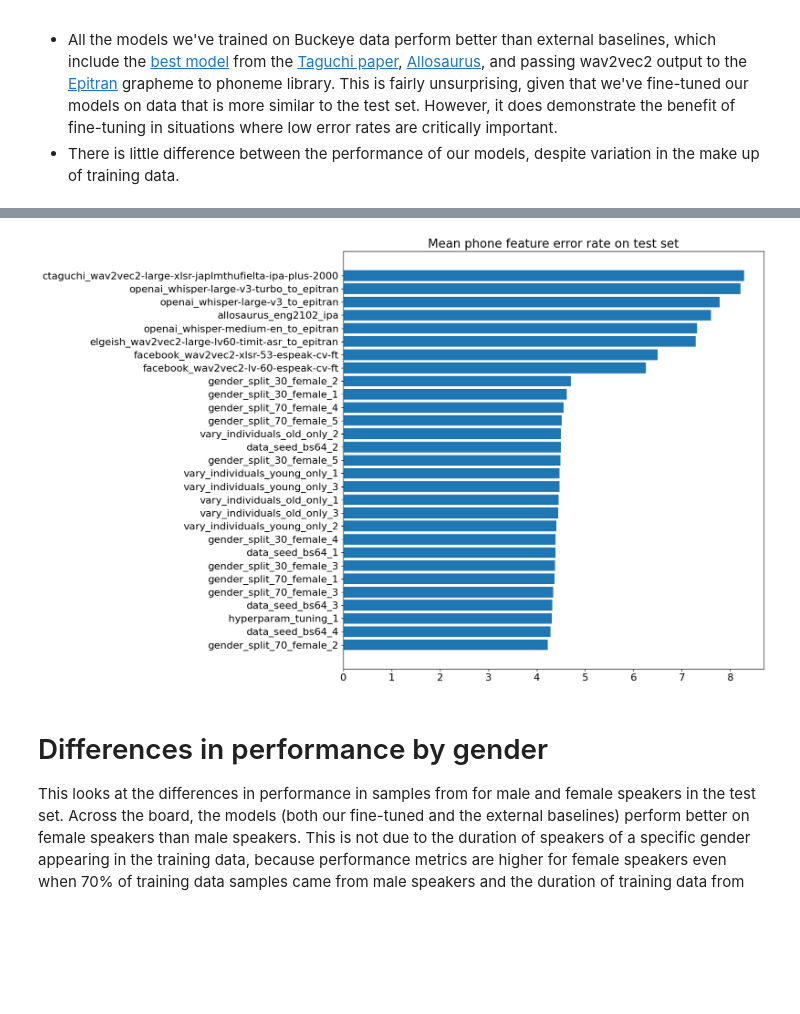
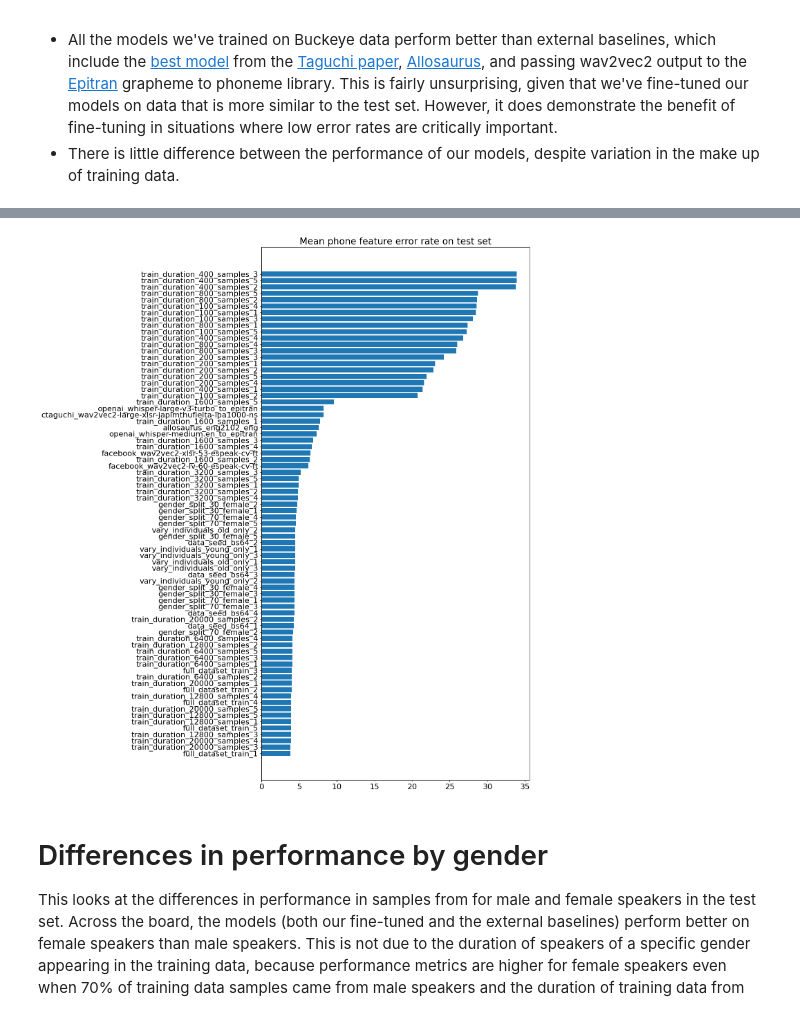
Before and after one commit to ginic/multipa, a Jupyter notebook: notebooks/amp_evaluation_analysis.ipynb, the cells around one changed output, grey strips where cells are left out. Drawn from its saved outputs; the diff is of its cells as text; code cells hidden in the pictures; blank space fills up the shorter version.

```diff
--- a/notebooks/amp_evaluation_analysis.ipynb
+++ b/notebooks/amp_evaluation_analysis.ipynb
@@ -135,3 +163,16 @@ The metrics we are using to measure model performance are described as follows a
 ## Summary of results
 - All the models we've trained on Buckeye data perform better than external baselines, which include the [best model](https://huggingface.co/ctaguchi/wav2vec2-large-xlsr-japlmthufielta-ipa-plus-2000) from the [Taguchi paper](http://arxiv.org/pdf/2308.03917), [Allosaurus](https://github.com/xinjli/allosaurus), and passing wav2vec2 output to the [Epitran](https://github.com/dmort27/epitran) grapheme to phoneme library. This is fairly unsurprising, given that we've fine-tuned our models on data that is more similar to the test set. However, it does demonstrate the benefit of fine-tuning in situations where low error rates are critically important.
 - There is little difference between the performance of our models, despite variation in the make up of training data.
+# %%
+# Overall average error rates for each individual model
+by_model_avg_metrics = (
+    all_data.groupby(
+        [
+            "experiment_label", "experiment_group", exp_group_display_key, "Model source" #last 3 keys are added just so we don't have to join them in later
+        ]
+    )[["phone_error_rates", "phone_feature_error_rates", "feature_error_rates"]]
+    .mean()
+    .reset_index()
+    .sort_values(by="phone_error_rates")
+)
+display(by_model_avg_metrics.head(10))
@@ -195,10 +315,11 @@ _ = ax.set_title("Mean phone error rate on test set")
 # %%
-overall_means.sort_values(by="phone_feature_error_rates", inplace=True)
-fig, ax = plt.subplots()
-ax.barh(overall_means["experiment_label"], overall_means["phone_feature_error_rates"])
+
+by_model_avg_metrics.sort_values(by="phone_feature_error_rates", inplace=True)
+fig, ax = plt.subplots(figsize=(10, 20))
+ax.barh(by_model_avg_metrics["experiment_label"], by_model_avg_metrics["phone_feature_error_rates"])
 _ = ax.set_title("Mean phone feature error rate on test set")
 # %% [output]
-[figure, old version]
+[figure, new version]
 # %% [markdown]
 # Differences in performance by gender
 This looks at the differences in performance in samples from for male and female speakers in the test set.
```
Also changed, not shown: parts of 21 cells of this notebook.
